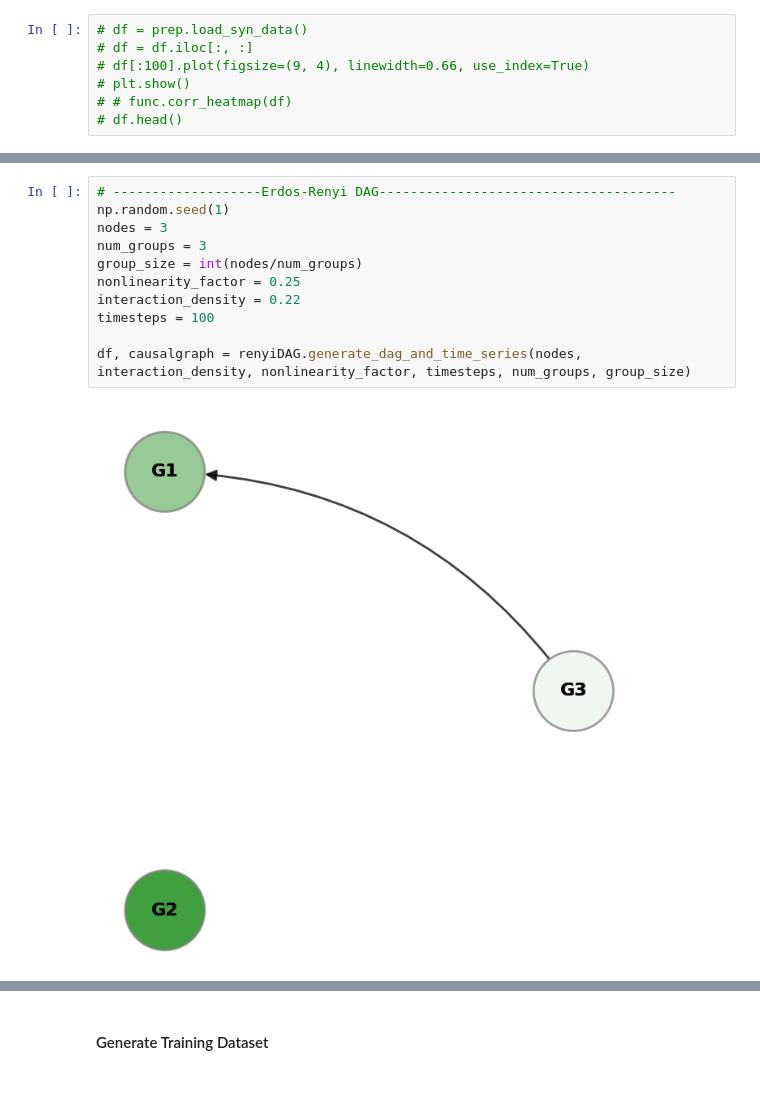
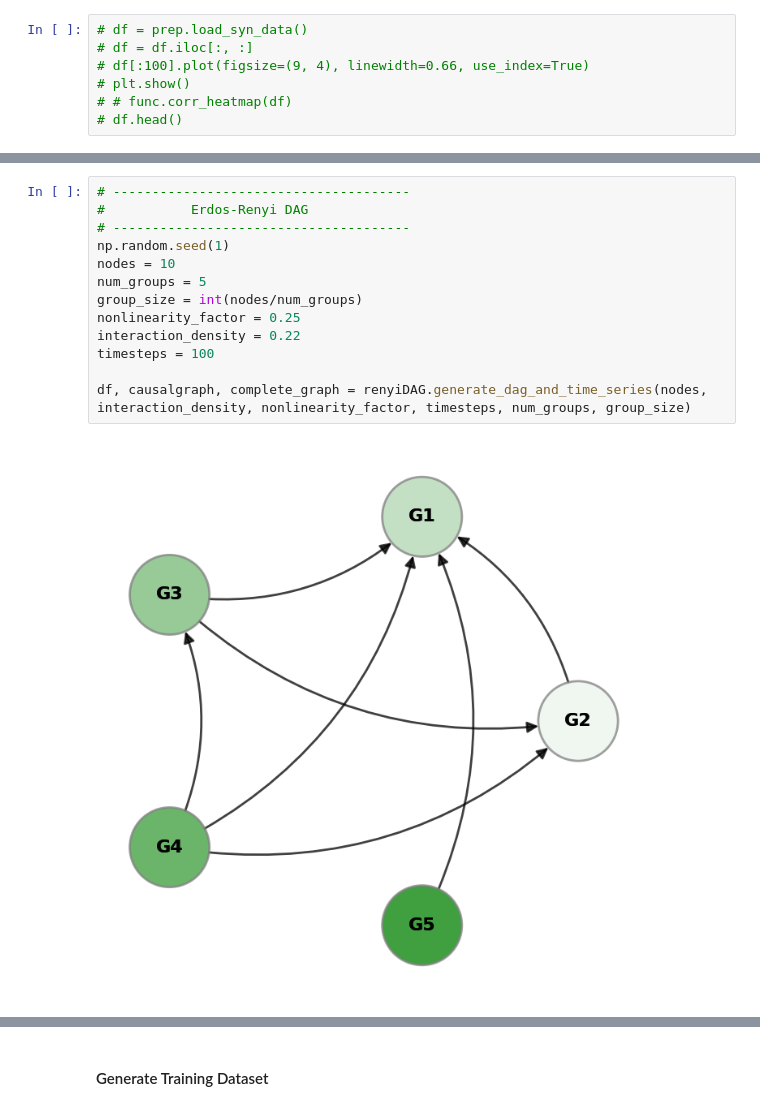
Before and after one commit to wasimahmadpk/gCause, a Jupyter notebook: src/gcdmi_examples.ipynb, the cells around one changed output, grey strips where cells are left out. Saved outputs shown, nothing was run; the diff lists cells and outputs as text.

Commit message:
udpdates group experiments

```diff
--- a/src/gcdmi_examples.ipynb
+++ b/src/gcdmi_examples.ipynb
@@ -88,16 +69,18 @@ model_name = pars.get('model_name') + '00153'
 # %%
-# -------------------Erdos-Renyi DAG--------------------------------------
+# --------------------------------------
+#           Erdos-Renyi DAG
+# --------------------------------------
 np.random.seed(1)
-nodes = 3
-num_groups = 3
+nodes = 10
+num_groups = 5
 group_size = int(nodes/num_groups)
 nonlinearity_factor = 0.25
 interaction_density = 0.22
 timesteps = 100
 
-df, causalgraph = renyiDAG.generate_dag_and_time_series(nodes, interaction_density, nonlinearity_factor, timesteps, num_groups, group_size)
+df, causalgraph, complete_graph = renyiDAG.generate_dag_and_time_series(nodes, interaction_density, nonlinearity_factor, timesteps, num_groups, group_size)
 # %% [output]
-[figure, old version]
+[figure, new version]
 # %%
 df.plot()
 # %% [output]
```
Also changed, not shown: parts of 4 cells of this notebook, 5 other files.
